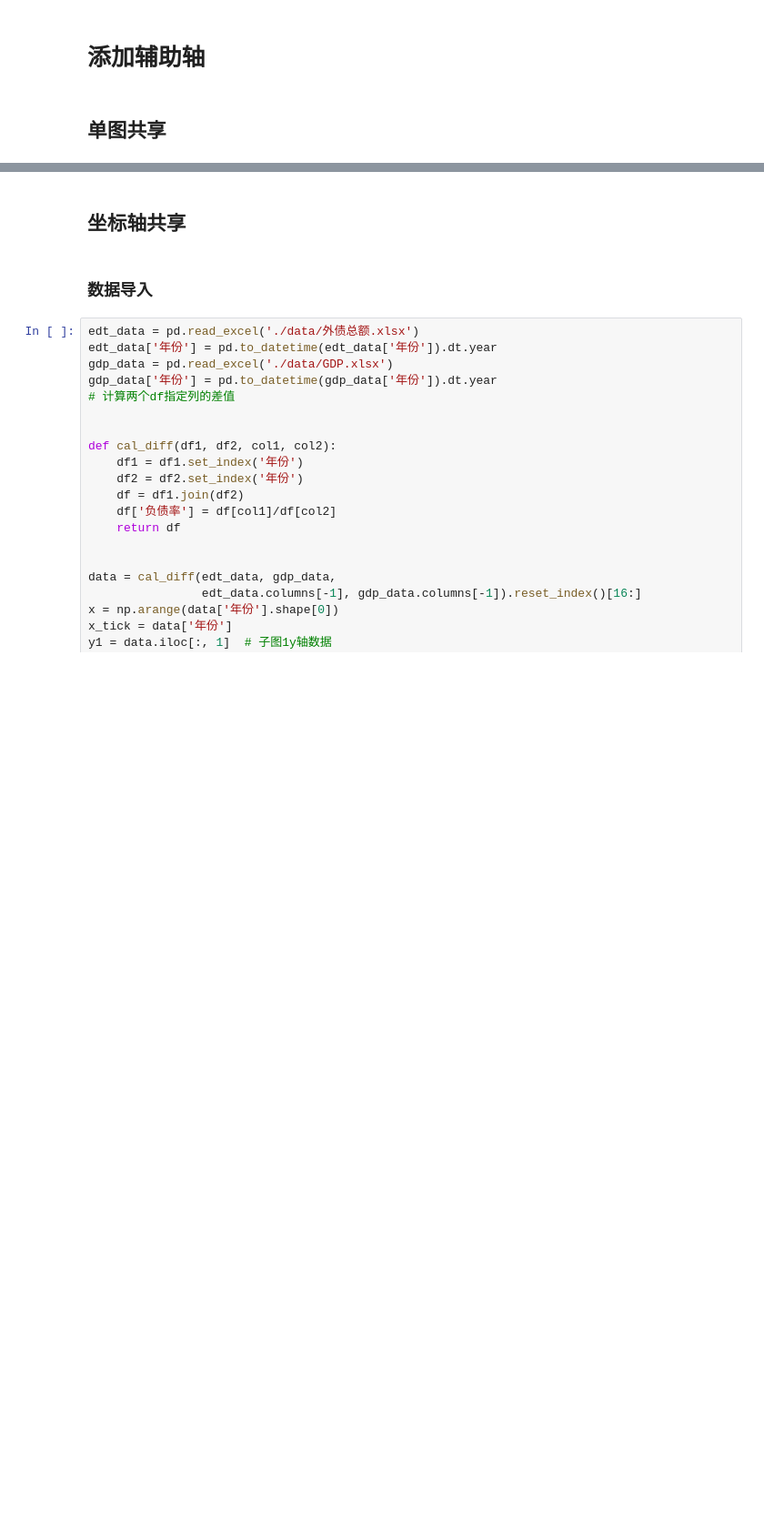
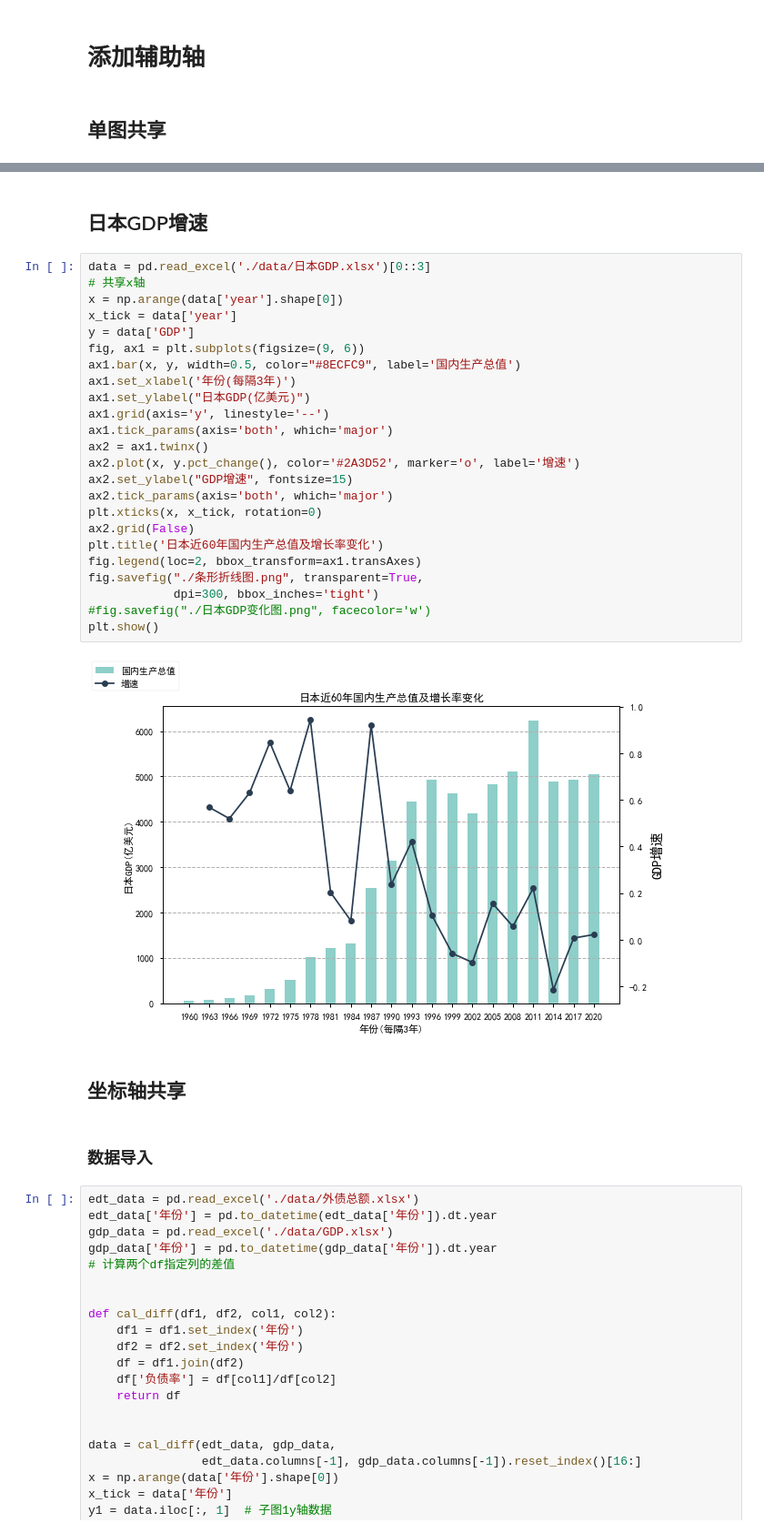
Before and after one commit to kebuAAA/Visualization-using-python, a Jupyter notebook: plt绘图.ipynb, the cells around one changed output, grey strips where cells are left out. Shown at 91% size. Cells and saved outputs as stored; diff of their text form; blank space fills up the shorter version.

```diff
--- a/plt绘图.ipynb
+++ b/plt绘图.ipynb
@@ -262,3 +261,31 @@ plt.show()
+# %% [markdown]
+## 日本GDP增速
+# %%
+data = pd.read_excel('./data/日本GDP.xlsx')[0::3]
+# 共享x轴
+x = np.arange(data['year'].shape[0])
+x_tick = data['year']
+y = data['GDP']
+fig, ax1 = plt.subplots(figsize=(9, 6))
+ax1.bar(x, y, width=0.5, color="#8ECFC9", label='国内生产总值')
+ax1.set_xlabel('年份(每隔3年)')
+ax1.set_ylabel("日本GDP(亿美元)")
+ax1.grid(axis='y', linestyle='--')
+ax1.tick_params(axis='both', which='major')
+ax2 = ax1.twinx()
+ax2.plot(x, y.pct_change(), color='#2A3D52', marker='o', label='增速')
+ax2.set_ylabel("GDP增速", fontsize=15)
+ax2.tick_params(axis='both', which='major')
+plt.xticks(x, x_tick, rotation=0)
+ax2.grid(False)
+plt.title('日本近60年国内生产总值及增长率变化')
+fig.legend(loc=2, bbox_transform=ax1.transAxes)
+fig.savefig("./条形折线图.png", transparent=True,
+            dpi=300, bbox_inches='tight')
+#fig.savefig("./日本GDP变化图.png", facecolor='w')
+plt.show()
+# %% [output]
+[figure, added]
 # %% [markdown]
 ## 坐标轴共享
 # %% [markdown]
```
Also changed, not shown: parts of 10 cells of this notebook, 20 other files.
